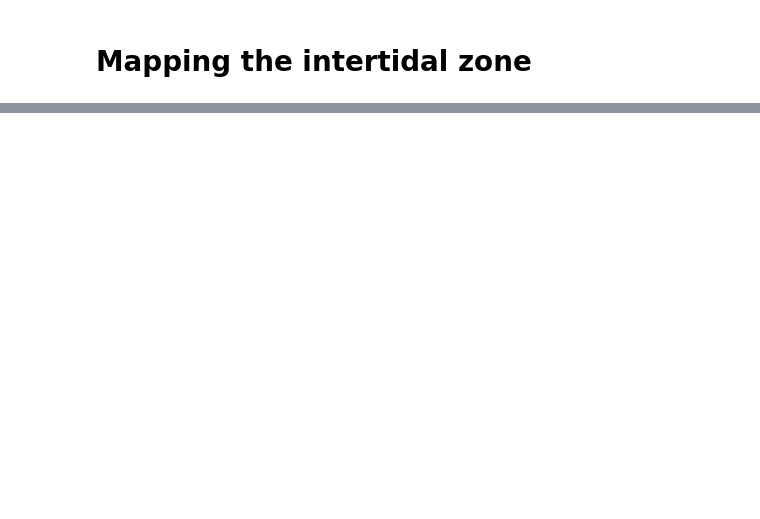
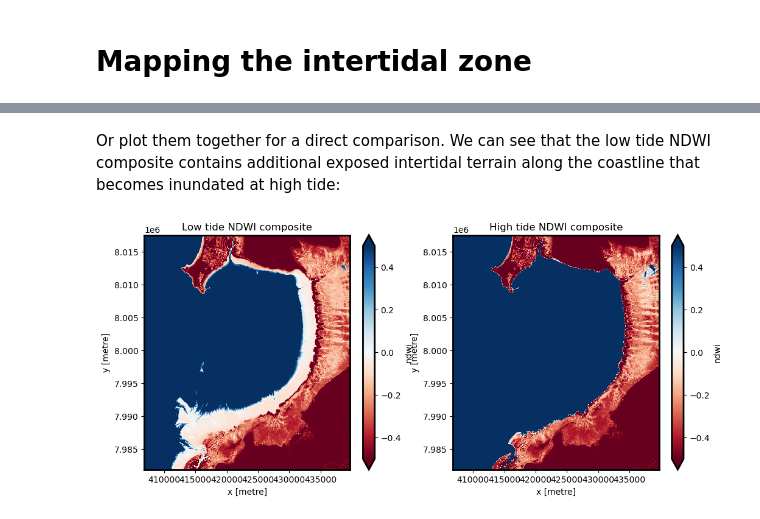
Before and after one commit to GeoscienceAustralia/eo-tides, a Jupyter notebook: docs/notebooks/Case_study_intertidal.ipynb, the cells around one changed output, grey strips where cells are left out. Saved outputs shown, nothing was run; the diff lists cells and outputs as text; code cells hidden in the pictures; blank space fills up the shorter version.

```diff
--- a/docs/notebooks/Case_study_intertidal.ipynb
+++ b/docs/notebooks/Case_study_intertidal.ipynb
@@ -117,0 +202,8 @@ intertidal.odc.explore()
+# %%
+# Combine NDWI into single median composites
+ndwi_lowtide_median = ds_lowtide.ndwi.median(dim="time")
+ndwi_hightide_median = ds_hightide.ndwi.median(dim="time")
+
+# Process our data and load into memory
+ndwi_lowtide_median.load()
+ndwi_hightide_median.load();
@@ -117,0 +220,11 @@ intertidal.odc.explore()
+# %% [markdown]
+Or plot them together for a direct comparison.
+We can see that the low tide NDWI composite contains additional exposed intertidal terrain along the coastline that becomes inundated at high tide:
+# %%
+fig, axes = plt.subplots(1, 2, figsize=(12, 5))
+ndwi_lowtide_median.plot.imshow(ax=axes[0], vmin=-0.5, vmax=0.5, cmap="RdBu")
+ndwi_hightide_median.plot.imshow(ax=axes[1], vmin=-0.5, vmax=0.5, cmap="RdBu")
+axes[0].set_title("Low tide NDWI composite")
+axes[1].set_title("High tide NDWI composite");
+# %% [output]
+[figure, added]
```
Also changed, not shown: parts of 41 cells of this notebook.
